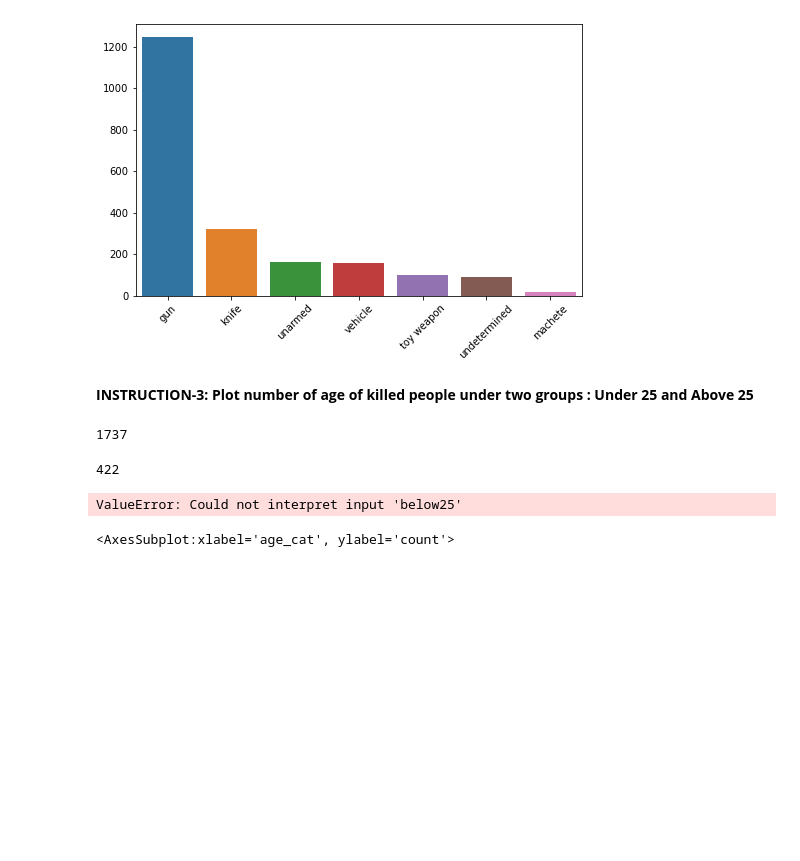
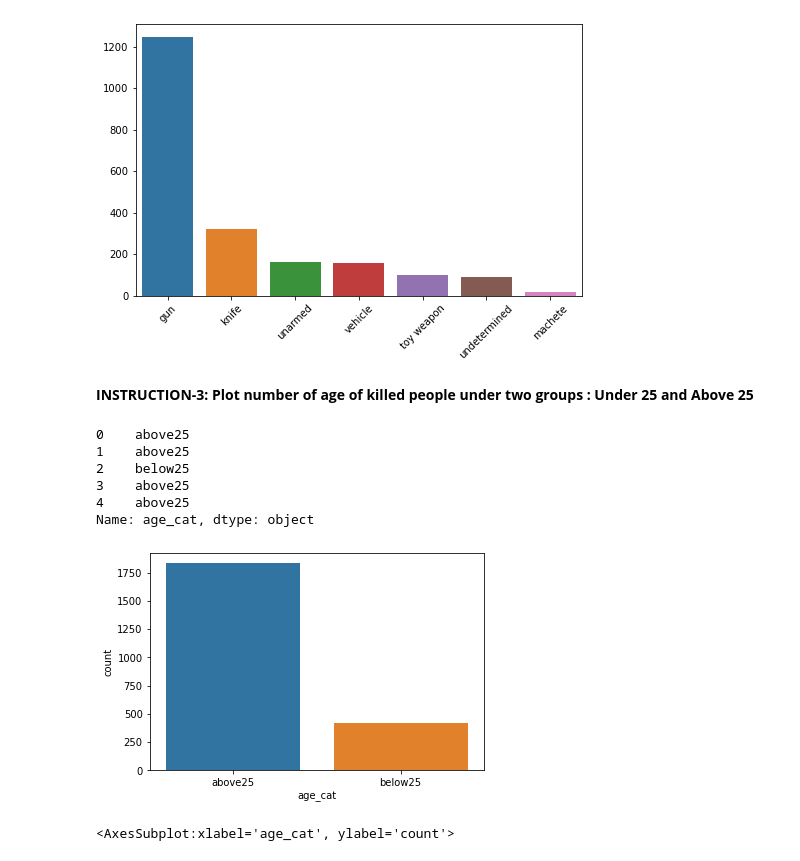
Before and after one commit to Ertugrul-Kurubal/Data-Visualization-With-Python-Projects, a Jupyter notebook: USA Fatal Police Shoot Analyse.ipynb, the cells around one changed output. Cells and saved outputs as stored; diff of their text form; code cells hidden in the pictures; blank space fills up the shorter version.

```diff
--- a/USA Fatal Police Shoot Analyse.ipynb
+++ b/USA Fatal Police Shoot Analyse.ipynb
@@ -607,17 +603,18 @@ below25 = kill[kill.age<25].age.value_counts().sum()
-# %%
-above25
-# %% [output]
-1737
-# %%
-below25
-# %% [output]
-422
+# %%
+kill["age_cat"] = kill.age.apply(lambda x : "above25" if x >= 25.0 else "below25")
+kill["age_cat"].head()
+# %% [output]
+0    above25
+1    above25
+2    below25
+3    above25
+4    above25
+Name: age_cat, dtype: object
 # %%
 plt.figure(figsize=(6,4))
-#age_cat = ["above25","below25"]
-sns.caplot(x="below25");
+sns.countplot(x="age_cat", data=kill);
 # %% [output]
-ValueError: Could not interpret input 'below25'
+[figure, added]
 # %%
 ...........
 # %% [output]
```
Also changed, not shown: parts of 2 cells of this notebook.
